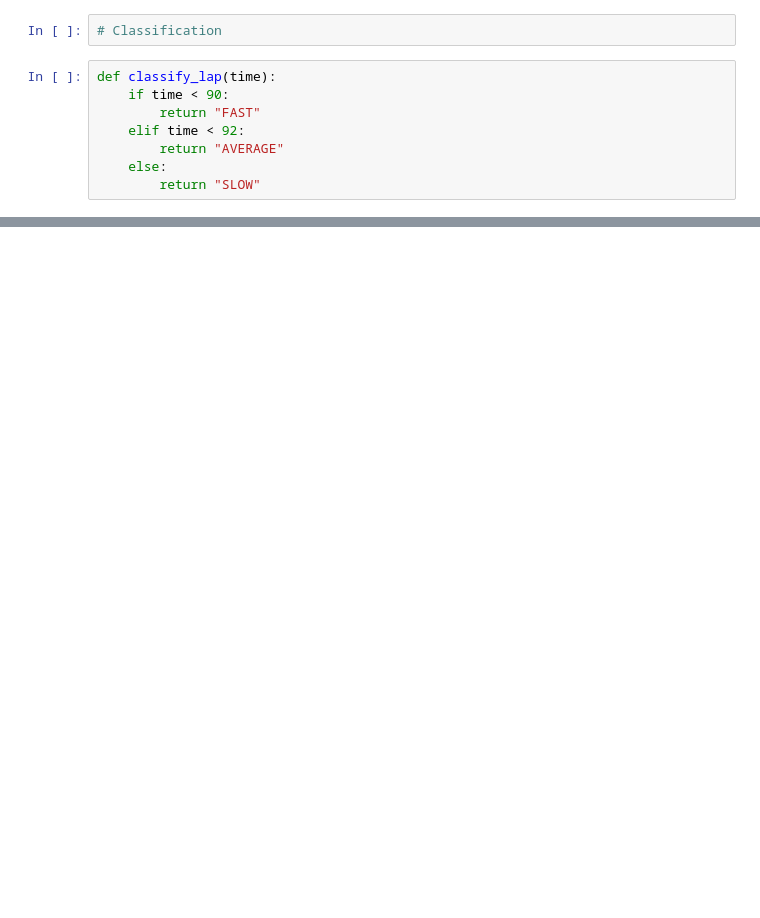
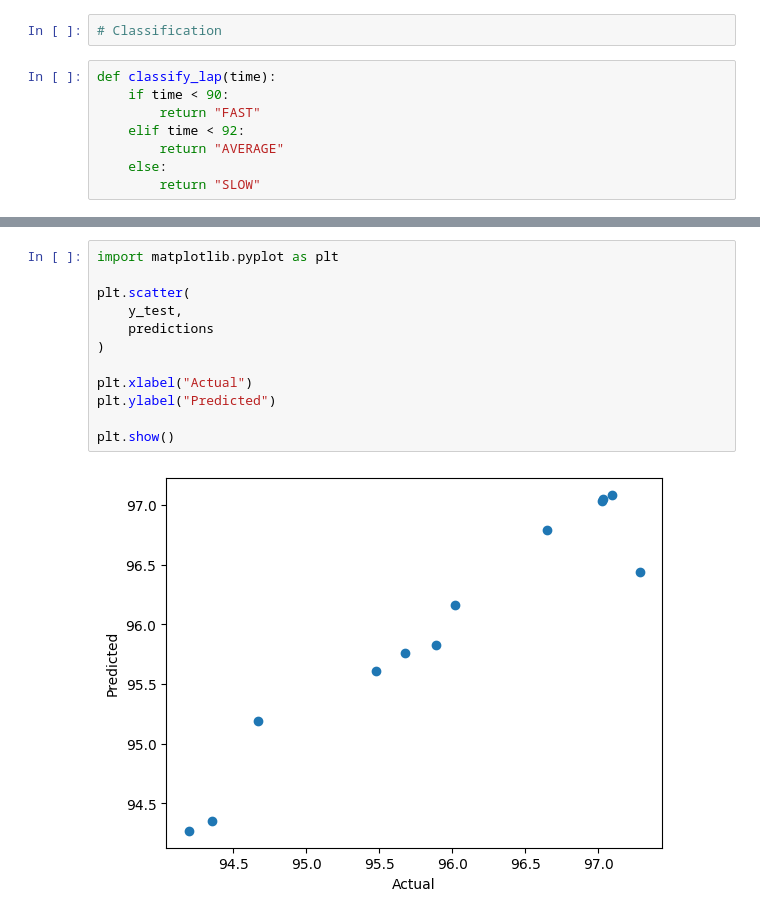
Before and after one commit to adarshk0511/fastf1-ai-lap-time-predictor, a Jupyter notebook: Untitled.ipynb, the cells around one changed output, grey strips where cells are left out. Drawn from its saved outputs; the diff is of its cells as text; blank space fills up the shorter version.

```diff
--- a/Untitled.ipynb
+++ b/Untitled.ipynb
@@ -346,0 +351,14 @@ df.head()
+# %%
+import matplotlib.pyplot as plt
+
+plt.scatter(
+    y_test,
+    predictions
+)
+
+plt.xlabel("Actual")
+plt.ylabel("Predicted")
+
+plt.show()
+# %% [output]
+[figure, added]
```
Also changed, not shown: parts of 23 cells of this notebook.
